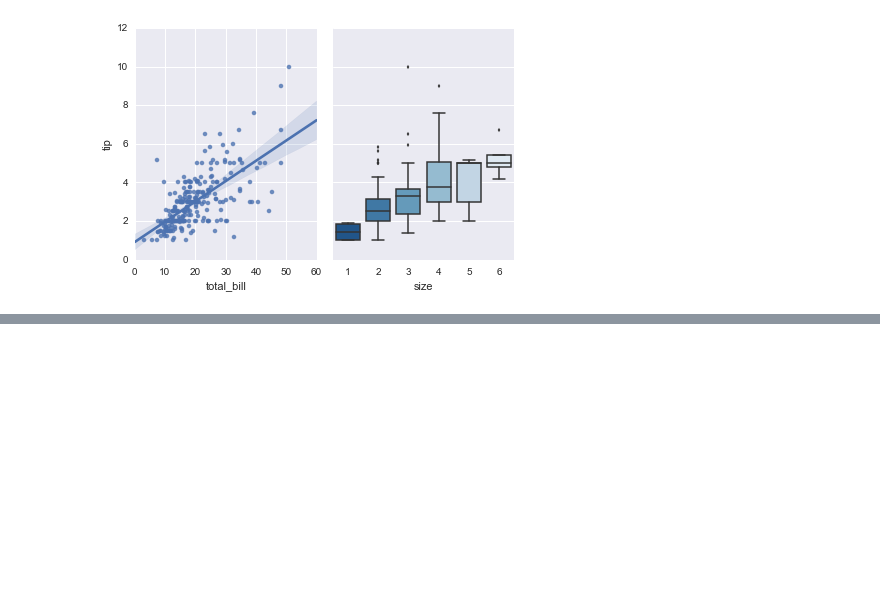
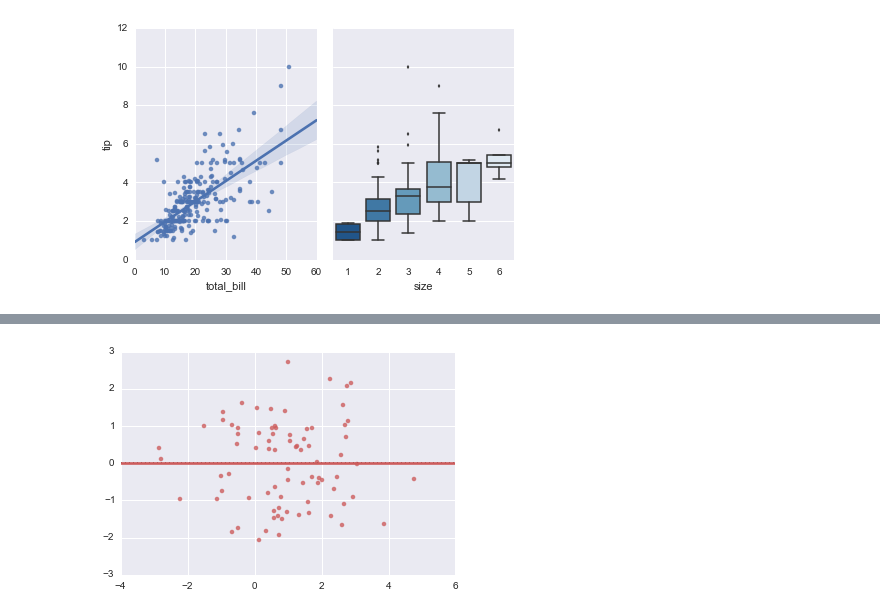
Before and after one commit to tarmstro/mvbop, a Jupyter notebook: seaborn_tutorial.ipynb, the cells around one changed output, grey strips where cells are left out. Saved outputs shown, nothing was run; the diff lists cells and outputs as text; code cells hidden in the pictures; blank space fills up the shorter version.

```diff
--- a/seaborn_tutorial.ipynb
+++ b/seaborn_tutorial.ipynb
@@ -383,0 +384,4 @@ sns.residplot(x, z, color="indianred", lowess=True);
+# %%
+sns.residplot(x, y, color="indianred", order=2, lowess=True);
+# %% [output]
+[figure, added]
```
Also changed, not shown: parts of 5 cells of this notebook.
